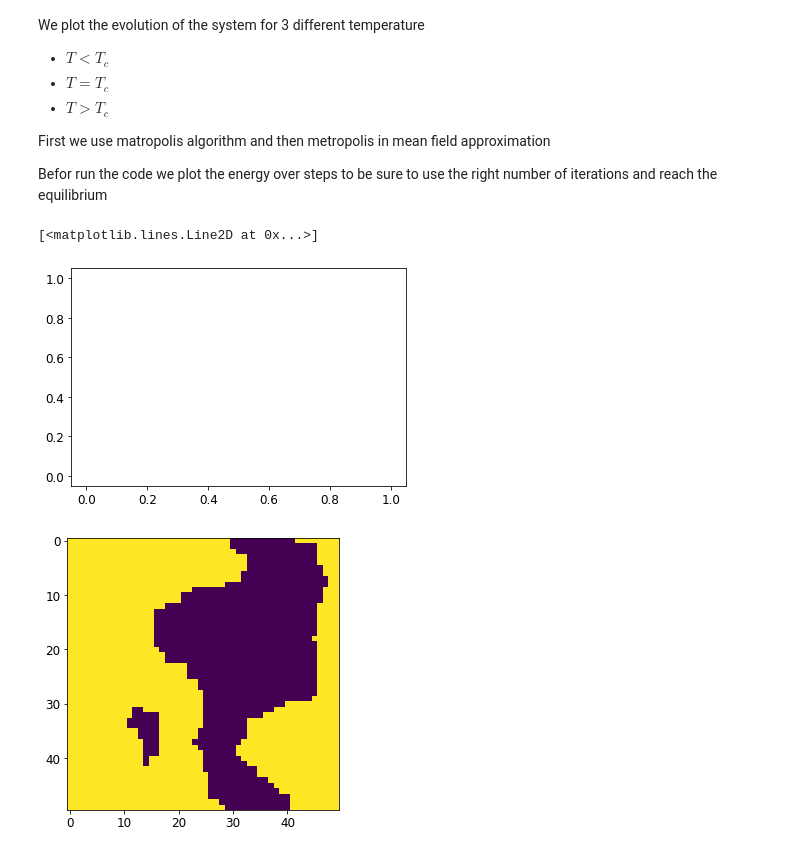
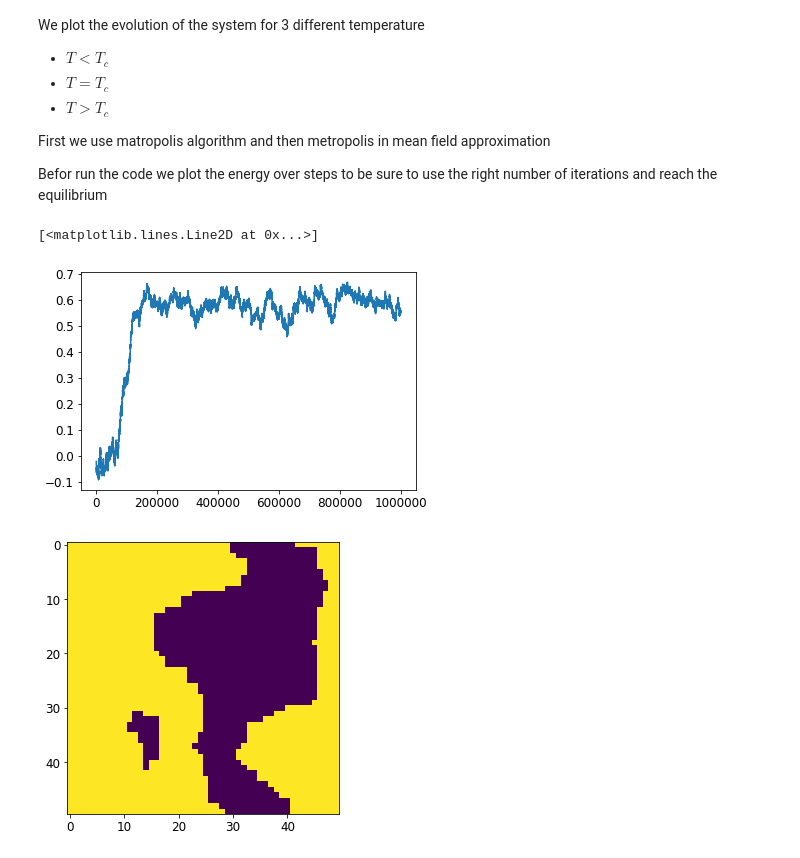
Before and after one commit to eleonoragatti44/IsingModel-CSProject, a Jupyter notebook: Ising2D.ipynb, the cells around one changed output. Cells and saved outputs as stored; diff of their text form; code cells hidden in the pictures.

```diff
--- a/Ising2D.ipynb
+++ b/Ising2D.ipynb
@@ -27,11 +27,12 @@ Befor run the code we plot the energy over steps to be sure to use the right num
 # %%
 test = Ising(50, 50, 3.5, 0, 1)
 for _ in range(500000):
-    test.metropolis(1)
+    test.metropolis_mf(1)
+    test.update_mag()
 plt.plot(test.mag)
 # %% [output]
 [<matplotlib.lines.Line2D at 0x...>]
-[figure, old version]
+[figure, new version]
 # %%
 temperatures = [0.5, T_c, 4]
 
```
Also changed, not shown: 1 other file.
